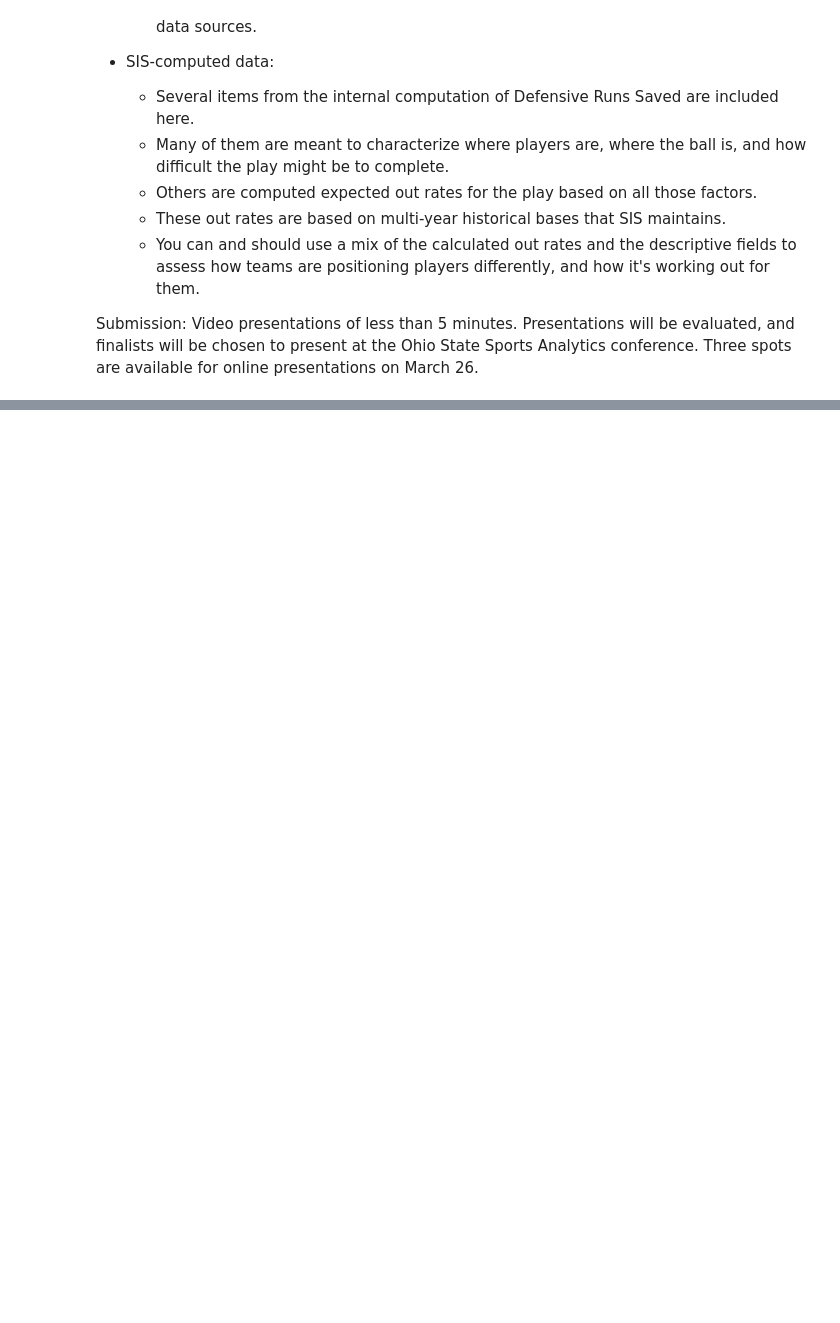
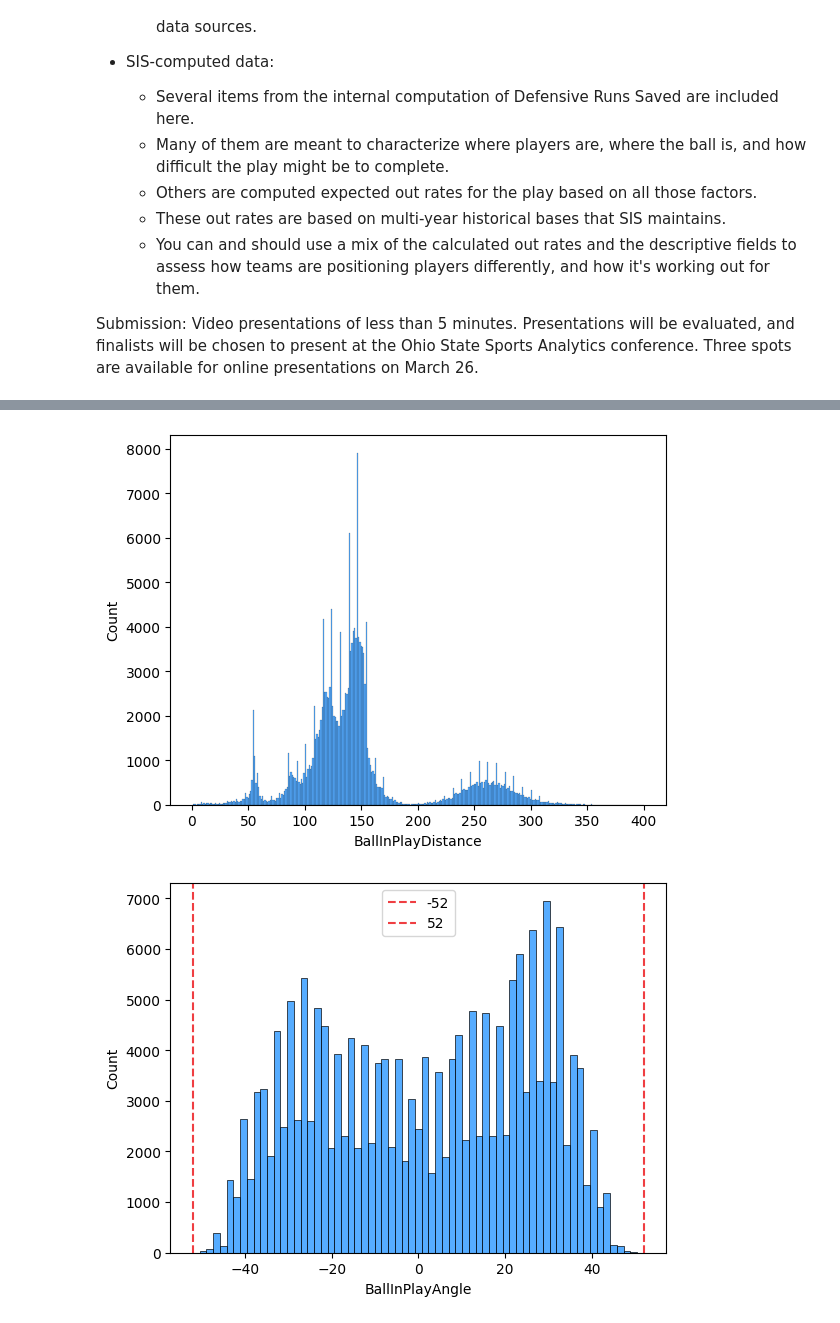
Before and after one commit to d2osborn/OSUHackathon2026, a Jupyter notebook: eda.ipynb, the cells around one changed output, grey strips where cells are left out. Saved outputs shown, nothing was run; the diff lists cells and outputs as text; code cells hidden in the pictures; blank space fills up the shorter version.

```diff
--- a/eda.ipynb
+++ b/eda.ipynb
@@ -34,3 +34,7 @@ pd.set_option('display.max_columns', None)
 
 import warnings
 warnings.filterwarnings('ignore')
+
+blue_color = '#1E90FF'
+red_color = '#EF3E42'
+color_palette = {0: blue_color, 1: red_color}
@@ -36,0 +70,2 @@ warnings.filterwarnings('ignore')
+# %%
+data = pd.read_csv('OSU Hackathon 2026 data.csv').copy()
@@ -36,0 +92,26 @@ warnings.filterwarnings('ignore')
+# %%
+plt.figure()
+sns.histplot(data['BallInPlayDistance'], color=blue_color)
+plt.show()
+
+plt.figure()
+sns.histplot(data=data, x='BallInPlayAngle', color=blue_color)
+plt.axvline(x=data['BallInPlayAngle'].min(), label=f'{data['BallInPlayAngle'].min()}', color=red_color, linestyle='dashed')
+plt.axvline(x=data['BallInPlayAngle'].max(), label=f'{data['BallInPlayAngle'].max()}', color=red_color, linestyle='dashed')
+plt.legend()
+plt.show()
+
+plt.figure()
+pos_counts = data["Pos"].value_counts(normalize=True).reset_index()
+pos_counts.columns = ["Pos", "Proportion"]
+sns.barplot(data=pos_counts, x="Pos", y="Proportion", color=blue_color)
+plt.show()
+
+plt.figure()
+bip_counts = data["BallInPlayType"].value_counts(normalize=True).reset_index()
+bip_counts.columns = ["BallInPlayType", "Proportion"]
+sns.barplot(data=bip_counts, x="BallInPlayType", y="Proportion", color=blue_color)
+plt.show()
+# %% [output]
+[figure, added]
+[figure, added]
```
Also changed, not shown: parts of 8 cells of this notebook.
